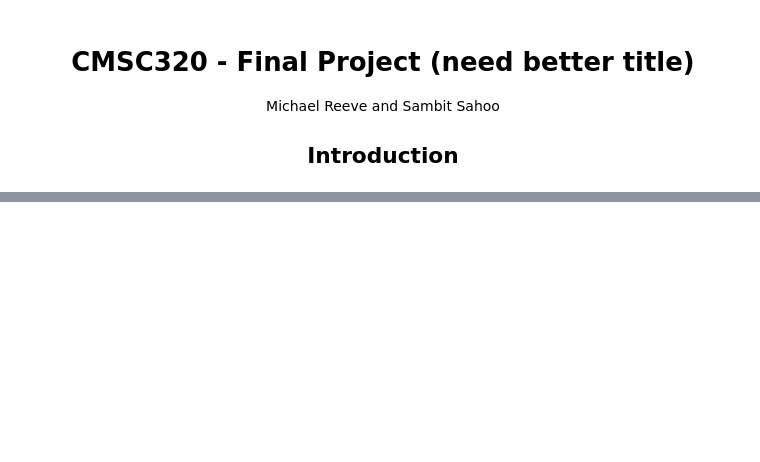
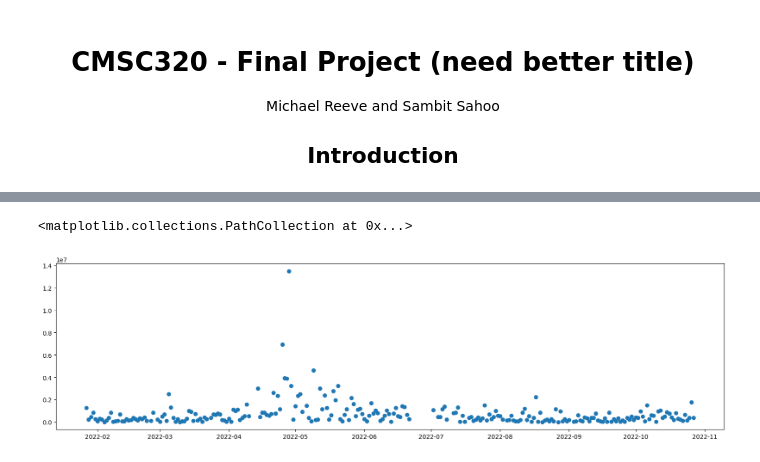
Before and after one commit to mreeve29/mreeve29.github.io, a Jupyter notebook: Mike_Working.ipynb, the cells around one changed output, grey strips where cells are left out. Saved outputs shown, nothing was run; the diff lists cells and outputs as text; code cells hidden in the pictures; blank space fills up the shorter version.

```diff
--- a/Mike_Working.ipynb
+++ b/Mike_Working.ipynb
@@ -24,0 +29,4 @@ df.plot.scatter(x="Date", y="Likes")
+# %%
+df = df.rename(columns={"Date": "DateTime"})
+df["Date"] = pd.to_datetime(df["DateTime"]).dt.date
+df.head()
@@ -24,0 +40,9 @@ df.plot.scatter(x="Date", y="Likes")
+# %%
+# likes per day
+dates_sum_group = df.groupby(by="Date", as_index=False).sum()
+# dates_group.plot.scatter(x="Date", y="Likes")
+plt.figure(figsize=(20,5))
+plt.scatter(dates_sum_group["Date"], dates_sum_group["Likes"])
+# %% [output]
+<matplotlib.collections.PathCollection at 0x...>
+[figure, added]
```
Also changed, not shown: parts of 8 cells of this notebook.
